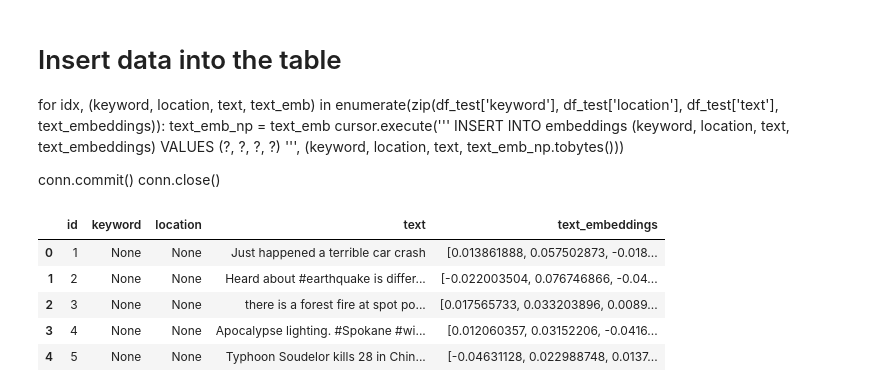
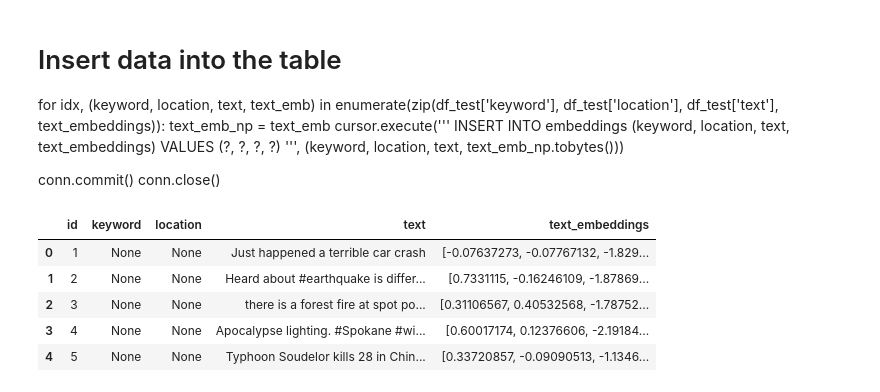
Before and after one commit to matthewlewis123/Disaster-prediction, a Jupyter notebook: Disaster_prediction.ipynb, the cells around one changed output. Cells and saved outputs as stored; diff of their text form; code cells hidden in the pictures.

```diff
--- a/Disaster_prediction.ipynb
+++ b/Disaster_prediction.ipynb
@@ -102,7 +102,7 @@ def load_embeddings(db_path):
 
     return df
 
-db_path = 'df_train_gist_large.db'
+db_path = 'df_train_stella.db'
 training_df = load_embeddings(db_path)
 training_df.head()
 # %% [output]
@@ -282,30 +295,30 @@ conn.close()
 # %%
 # Load the embeddings from the vector database
 def load_embeddings(db_path):
     conn = sqlite3.connect(db_path)
 
     query = 'SELECT * FROM embeddings'
     result = conn.execute(query).fetchall()
 
     columns = ['id', 'keyword', 'location', 'text', 'text_embeddings']
     df = pd.DataFrame(result, columns=columns)
 
     df['text_embeddings'] = df['text_embeddings'].apply(lambda x: np.frombuffer(x, dtype=np.float32))
 
     conn.close()
 
     return df
 
-db_path = 'df_test_gist_large.db'
+db_path = 'df_test_stella.db'
 testing_df = load_embeddings(db_path)
 testing_df.head()
 # %% [output]
 |  | id | keyword | location | text | text_embeddings |
-| 0 | 1 | None | None | Just happened a terrible car crash | [0.013861888, 0.057502873, -0.018... |
-| 1 | 2 | None | None | Heard about #earthquake is differ... | [-0.022003504, 0.076746866, -0.04... |
-| 2 | 3 | None | None | there is a forest fire at spot po... | [0.017565733, 0.033203896, 0.0089... |
-| 3 | 4 | None | None | Apocalypse lighting. #Spokane #wi... | [0.012060357, 0.03152206, -0.0416... |
-| 4 | 5 | None | None | Typhoon Soudelor kills 28 in Chin... | [-0.04631128, 0.022988748, 0.0137... |
+| 0 | 1 | None | None | Just happened a terrible car crash | [-0.07637273, -0.07767132, -1.829... |
+| 1 | 2 | None | None | Heard about #earthquake is differ... | [0.7331115, -0.16246109, -1.87869... |
+| 2 | 3 | None | None | there is a forest fire at spot po... | [0.31106567, 0.40532568, -1.78752... |
+| 3 | 4 | None | None | Apocalypse lighting. #Spokane #wi... | [0.60017174, 0.12376606, -2.19184... |
+| 4 | 5 | None | None | Typhoon Soudelor kills 28 in Chin... | [0.33720857, -0.09090513, -1.1346... |
 # %%
 # Convert text_embeddings to a NumPy array
 embeddings = np.array(testing_df['text_embeddings'].tolist())
```
Also changed, not shown: parts of 7 cells of this notebook, 1 other file.
